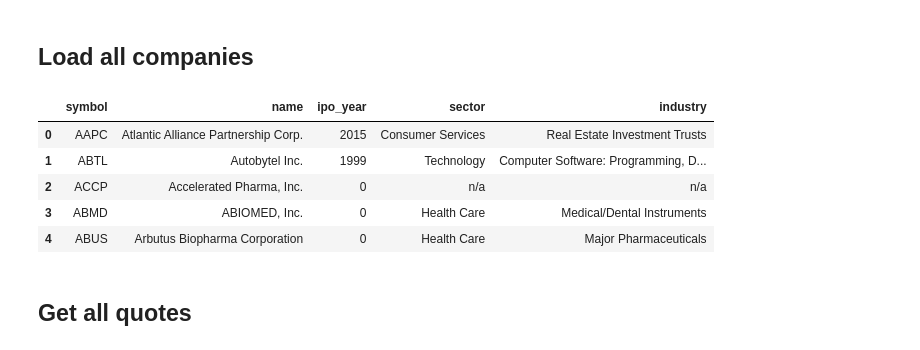
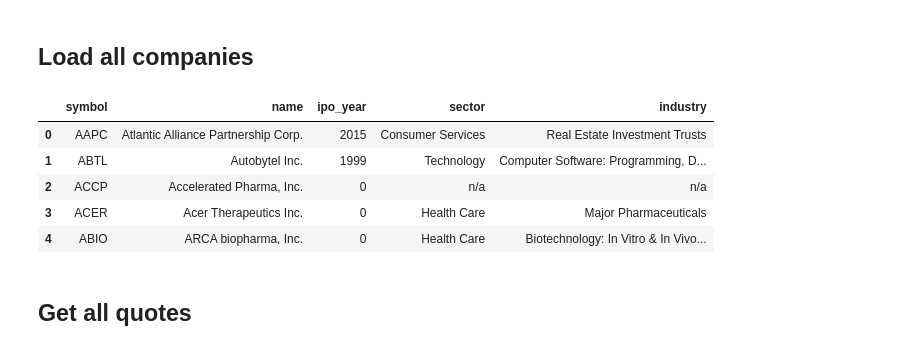
Before and after one commit to fengye728/PS, a Jupyter notebook: Python/get_spike_day.ipynb, the cells around one changed output. Drawn from its saved outputs; the diff is of its cells as text; code cells hidden in the pictures.

```diff
--- a/Python/get_spike_day.ipynb
+++ b/Python/get_spike_day.ipynb
@@ -8,20 +10,20 @@ import pandas as pd
 # %%
 from db_operation import DBService
 
-db = DBService(host = "202.118.75.113")
+db = DBService()
 
 db.connect()
 
 companies = db.get_companies()
 
 companies.head()
 # %% [output]
 |  | symbol | name | ipo_year | sector | industry |
 | 0 | AAPC | Atlantic Alliance Partnership Corp. | 2015 | Consumer Services | Real Estate Investment Trusts |
 | 1 | ABTL | Autobytel Inc. | 1999 | Technology | Computer Software: Programming, D... |
 | 2 | ACCP | Accelerated Pharma, Inc. | 0 | n/a | n/a |
-| 3 | ABMD | ABIOMED, Inc. | 0 | Health Care | Medical/Dental Instruments |
-| 4 | ABUS | Arbutus Biopharma Corporation | 0 | Health Care | Major Pharmaceuticals |
+| 3 | ACER | Acer Therapeutics Inc. | 0 | Health Care | Major Pharmaceuticals |
+| 4 | ABIO | ARCA biopharma, Inc. | 0 | Health Care | Biotechnology: In Vitro & In Vivo... |
 # %% [markdown]
 ## Get all quotes
 # %%
```
Also changed, not shown: parts of 12 cells of this notebook, 5 other files.
